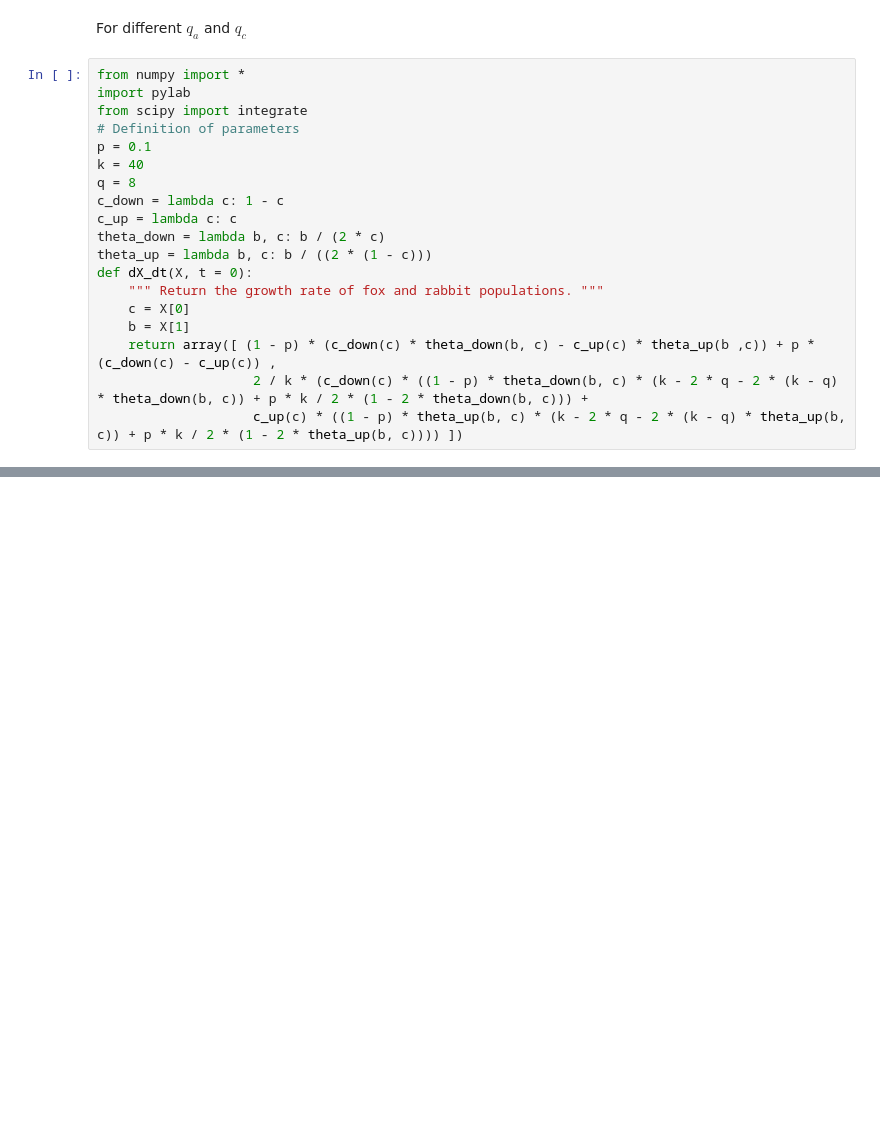
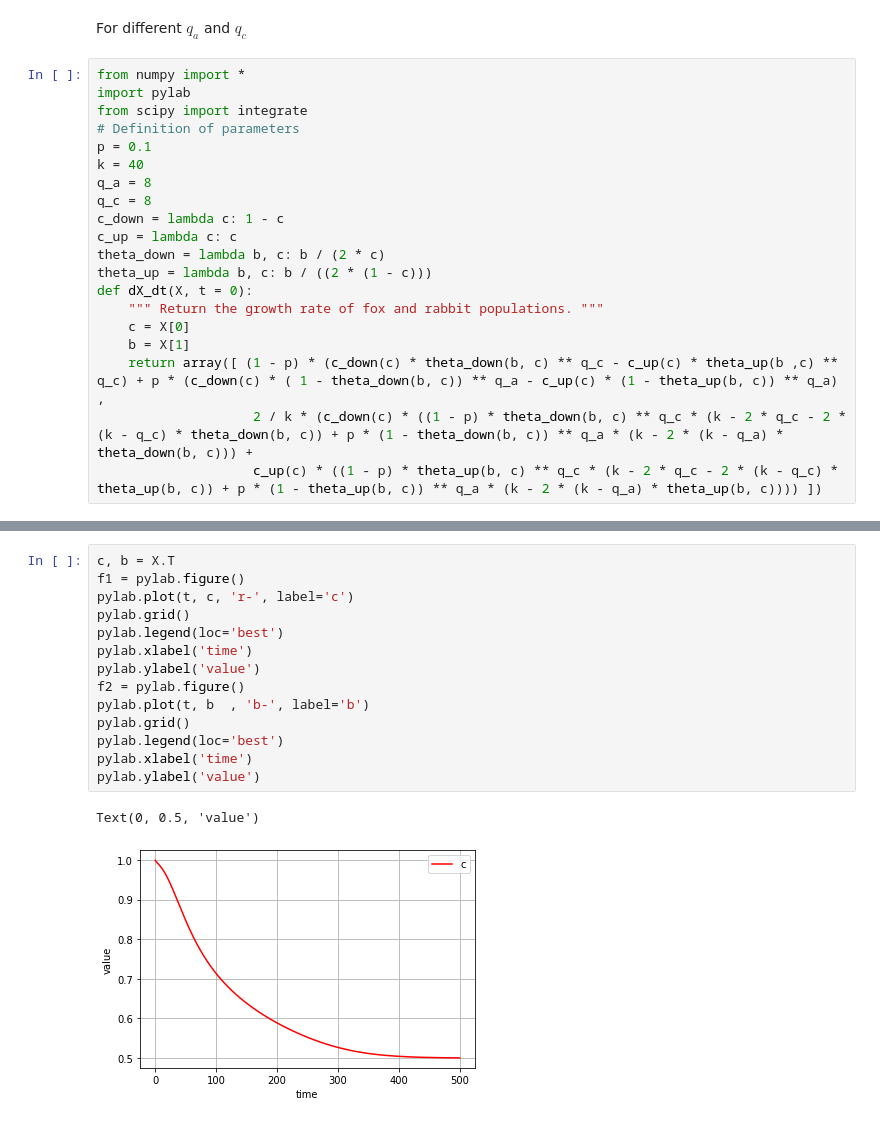
Before and after one commit to pucandrzej/DPOCN_project, a Jupyter notebook: K_Weron_article_fiddling/PA_model.ipynb, the cells around one changed output, grey strips where cells are left out. Cells and saved outputs as stored; diff of their text form; blank space fills up the shorter version.

```diff
--- a/K_Weron_article_fiddling/PA_model.ipynb
+++ b/K_Weron_article_fiddling/PA_model.ipynb
@@ -53,7 +53,8 @@ from scipy import integrate
 # Definition of parameters
 p = 0.1
 k = 40
-q = 8
+q_a = 8
+q_c = 8
 c_down = lambda c: 1 - c
 c_up = lambda c: c
 theta_down = lambda b, c: b / (2 * c)
@@ -62,6 +63,6 @@ def dX_dt(X, t = 0):
     """ Return the growth rate of fox and rabbit populations. """
     c = X[0]
     b = X[1]
-    return array([ (1 - p) * (c_down(c) * theta_down(b, c) - c_up(c) * theta_up(b ,c)) + p * (c_down(c) - c_up(c)) ,
-                    2 / k * (c_down(c) * ((1 - p) * theta_down(b, c) * (k - 2 * q - 2 * (k - q) * theta_down(b, c)) + p * k / 2 * (1 - 2 * theta_down(b, c))) +
-                    c_up(c) * ((1 - p) * theta_up(b, c) * (k - 2 * q - 2 * (k - q) * theta_up(b, c)) + p * k / 2 * (1 - 2 * theta_up(b, c)))) ])
+    return array([ (1 - p) * (c_down(c) * theta_down(b, c) ** q_c - c_up(c) * theta_up(b ,c) ** q_c) + p * (c_down(c) * ( 1 - theta_down(b, c)) ** q_a - c_up(c) * (1 - theta_up(b, c)) ** q_a) ,
+                    2 / k * (c_down(c) * ((1 - p) * theta_down(b, c) ** q_c * (k - 2 * q_c - 2 * (k - q_c) * theta_down(b, c)) + p * (1 - theta_down(b, c)) ** q_a * (k - 2 * (k - q_a) * theta_down(b, c))) +
+                    c_up(c) * ((1 - p) * theta_up(b, c) ** q_c * (k - 2 * q_c - 2 * (k - q_c) * theta_up(b, c)) + p * (1 - theta_up(b, c)) ** q_a * (k - 2 * (k - q_a) * theta_up(b, c)))) ])
@@ -67,0 +76,17 @@ def dX_dt(X, t = 0):
+# %%
+c, b = X.T
+f1 = pylab.figure()
+pylab.plot(t, c, 'r-', label='c')
+pylab.grid()
+pylab.legend(loc='best')
+pylab.xlabel('time')
+pylab.ylabel('value')
+f2 = pylab.figure()
+pylab.plot(t, b  , 'b-', label='b')
+pylab.grid()
+pylab.legend(loc='best')
+pylab.xlabel('time')
+pylab.ylabel('value')
+# %% [output]
+Text(0, 0.5, 'value')
+[figure, added]
```
Also changed, not shown: parts of 3 cells of this notebook.
